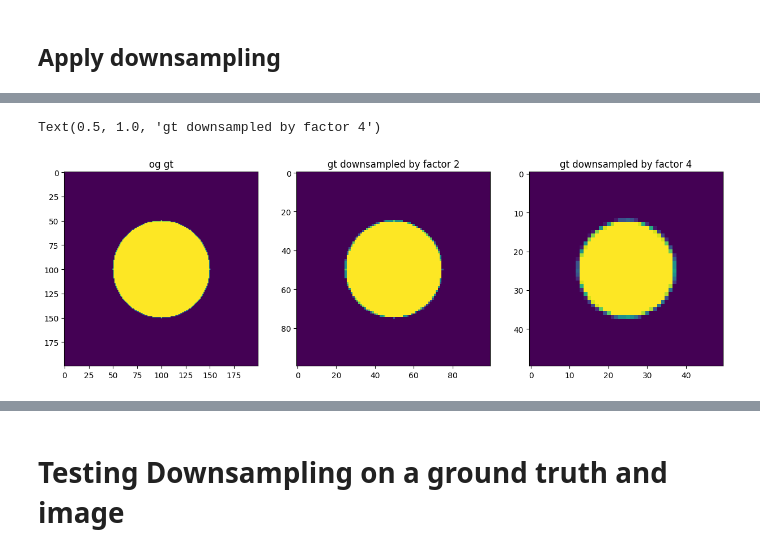
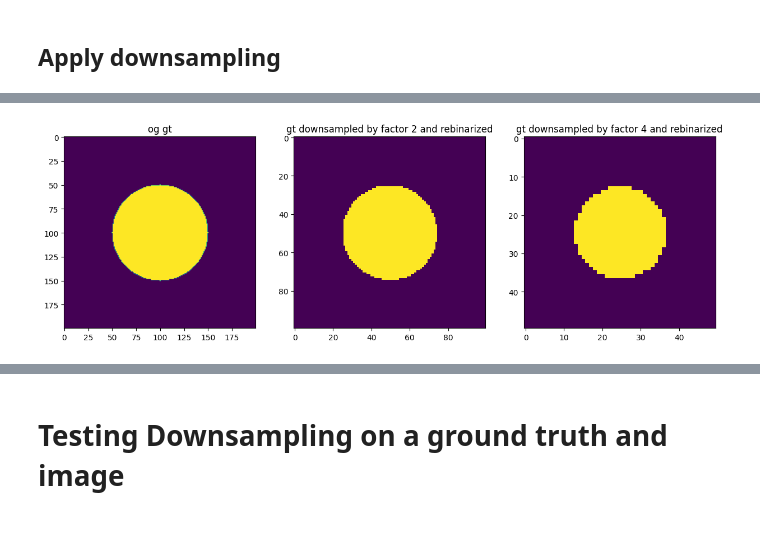
Before and after one commit to rido-jpg/MulticlassSoftSeg, a Jupyter notebook: src/notebooks/1.0-rza-testing-cityscape-dataloading.ipynb, the cells around one changed output, grey strips where cells are left out. Drawn from its saved outputs; the diff is of its cells as text; code cells hidden in the pictures; blank space fills up the shorter version.

Commit message:
Extended notebook by testing rebinarizatiion of downsampled GT

```diff
--- a/src/notebooks/1.0-rza-testing-cityscape-dataloading.ipynb
+++ b/src/notebooks/1.0-rza-testing-cityscape-dataloading.ipynb
@@ -104,0 +108,13 @@ plt.plot()
+# %%
+low_fac = 2
+high_fac = 4
+low_down_img = block_reduce(circle_array,low_fac, np.mean)
+high_down_img = block_reduce(circle_array,high_fac, np.mean)
+fig, ax = plt.subplots(1, 3, figsize=(15, 5))
+ax[0].imshow(circle_array)
+ax[0].set_title('og gt')
+ax[1].imshow(low_down_img)
+ax[1].set_title(f'gt downsampled by factor {low_fac} and rebinarized')
+ax[2].imshow(high_down_img)
+ax[2].set_title(f'gt downsampled by factor {high_fac} and rebinarized')
+fig.show()
@@ -105,11 +123,11 @@ plt.plot()
 # %%
 fig, ax = plt.subplots(1, 3, figsize=(15, 5))
 ax[0].imshow(circle_array)
 ax[0].set_title('og gt')
-ax[1].imshow(block_reduce(circle_array,2))
-ax[1].set_title('gt downsampled by factor 2')
-ax[2].imshow(block_reduce(circle_array,4))
-ax[2].set_title('gt downsampled by factor 4')
+ax[1].imshow(low_down_img.astype(np.int8))
+ax[1].set_title(f'gt downsampled by factor {low_fac} and rebinarized')
+ax[2].imshow(high_down_img.astype(np.int8))
+ax[2].set_title(f'gt downsampled by factor {high_fac} and rebinarized')
+fig.show()
 # %% [output]
-Text(0.5, 1.0, 'gt downsampled by factor 4')
-[figure, old version]
+[figure, new version]
```
Also changed, not shown: parts of 13 cells of this notebook.
